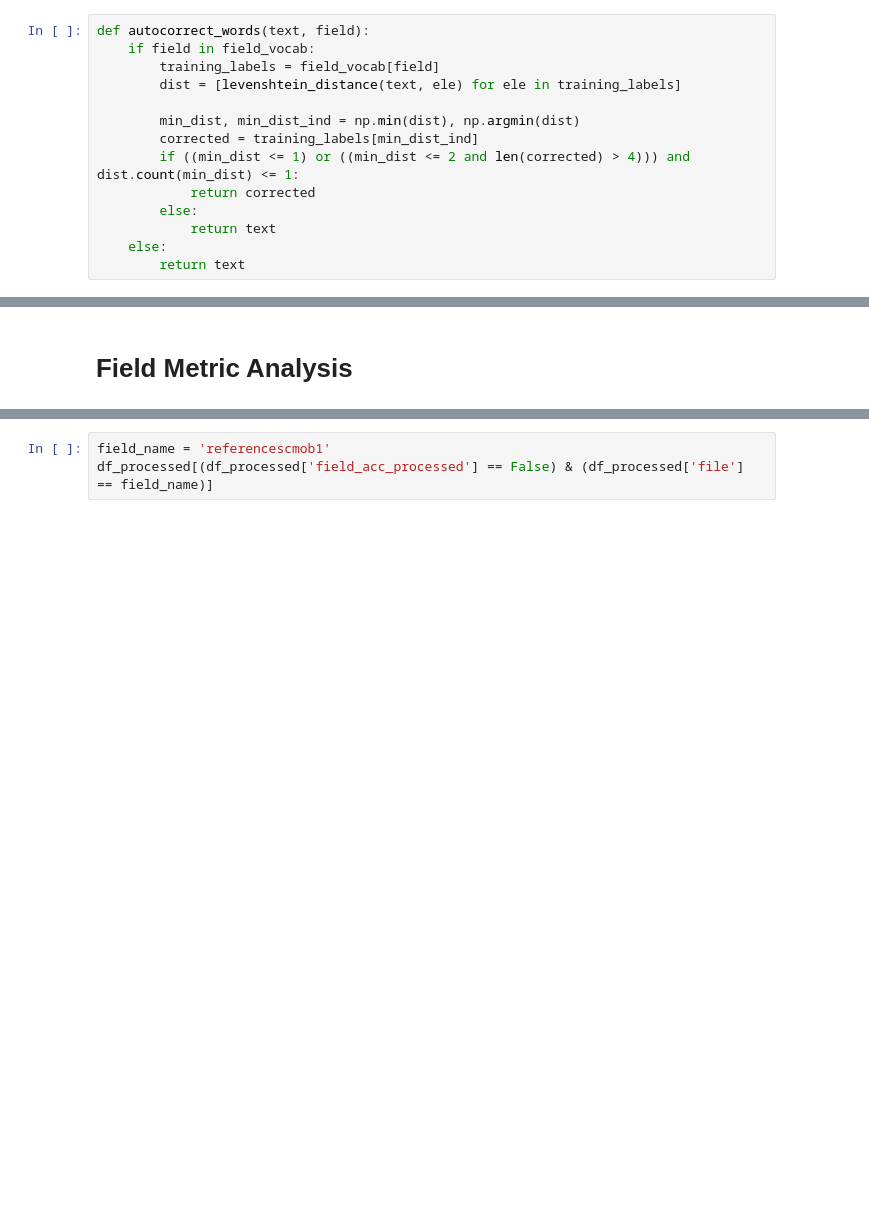
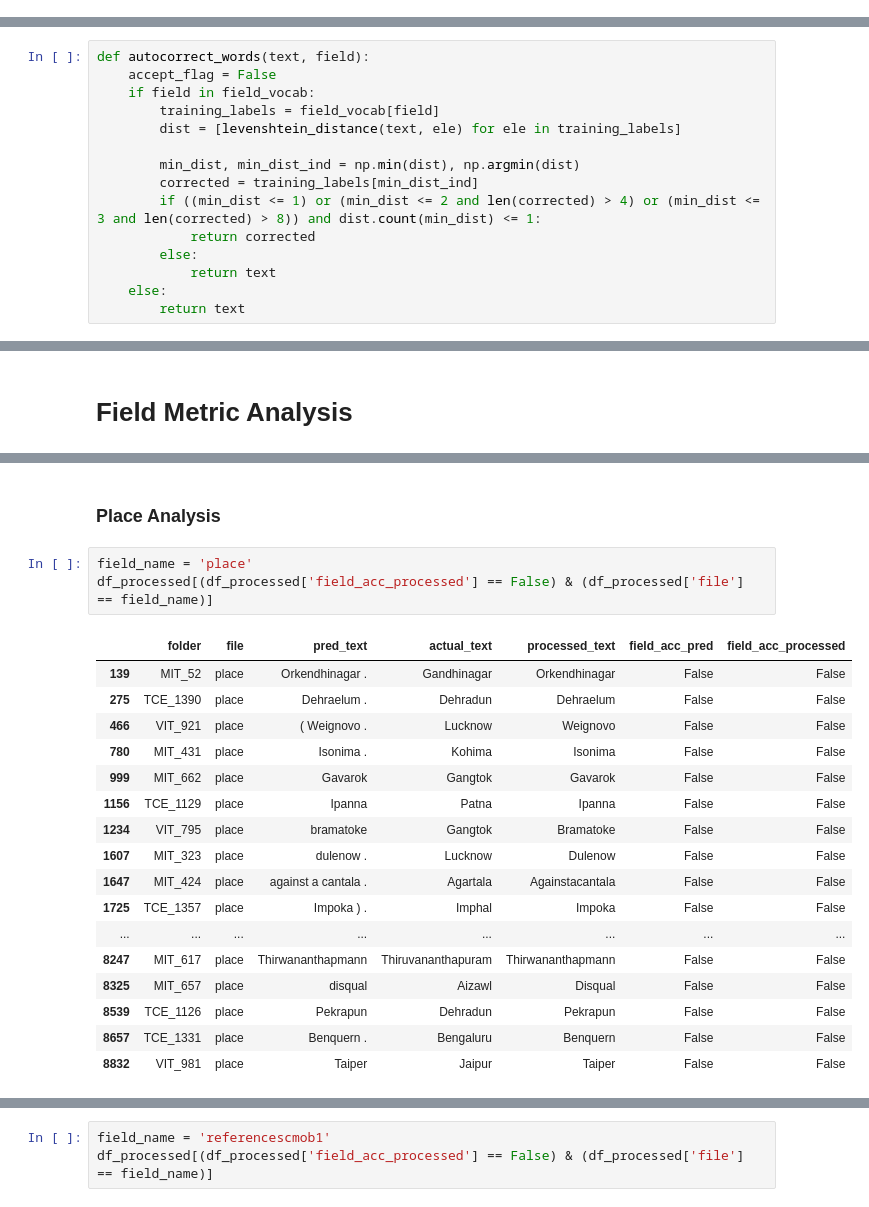
Before and after one commit to sathishkumartheta/tokenwise-dehado-ai, a Jupyter notebook: notebooks/OCR_Metrics.ipynb, the cells around one changed output, grey strips where cells are left out. Cells and saved outputs as stored; diff of their text form; blank space fills up the shorter version.

```diff
--- a/notebooks/OCR_Metrics.ipynb
+++ b/notebooks/OCR_Metrics.ipynb
@@ -254,14 +245,0 @@ with open("field_vocabulary.json", "r") as f:
-# %%
-def autocorrect_words(text, field):
-    if field in field_vocab:
-        training_labels = field_vocab[field]
-        dist = [levenshtein_distance(text, ele) for ele in training_labels]
-
-        min_dist, min_dist_ind = np.min(dist), np.argmin(dist)
-        corrected = training_labels[min_dist_ind]
-        if ((min_dist <= 1) or ((min_dist <= 2 and len(corrected) > 4))) and dist.count(min_dist) <= 1:
-            return corrected
-        else:
-            return text
-    else:
-        return text
@@ -268,3 +249,18 @@ def autocorrect_words(text, field):
+# %%
+def autocorrect_words(text, field):
+    accept_flag = False
+    if field in field_vocab:
+        training_labels = field_vocab[field]
+        dist = [levenshtein_distance(text, ele) for ele in training_labels]
+
+        min_dist, min_dist_ind = np.min(dist), np.argmin(dist)
+        corrected = training_labels[min_dist_ind]
+        if ((min_dist <= 1) or (min_dist <= 2 and len(corrected) > 4) or (min_dist <= 3 and len(corrected) > 8)) and dist.count(min_dist) <= 1:
+            return corrected
+        else:
+            return text
+    else:
+        return text
 # %%
 def process_words2(text):
     words = []
@@ -484,0 +531,23 @@ df_processed[(df_processed['field_acc_processed'] == False) & (df_processed['fil
+# %% [markdown]
+### Place Analysis
+# %%
+field_name = 'place'
+df_processed[(df_processed['field_acc_processed'] == False) & (df_processed['file'] == field_name)]
+# %% [output]
+|  | folder | file | pred_text | actual_text | processed_text | field_acc_pred | field_acc_processed |
+| 139 | MIT_52 | place | Orkendhinagar . | Gandhinagar | Orkendhinagar | False | False |
+| 275 | TCE_1390 | place | Dehraelum . | Dehradun | Dehraelum | False | False |
+| 466 | VIT_921 | place | ( Weignovo . | Lucknow | Weignovo | False | False |
+| 780 | MIT_431 | place | Isonima . | Kohima | Isonima | False | False |
+| 999 | MIT_662 | place | Gavarok | Gangtok | Gavarok | False | False |
+| 1156 | TCE_1129 | place | Ipanna | Patna | Ipanna | False | False |
+| 1234 | VIT_795 | place | bramatoke | Gangtok | Bramatoke | False | False |
+| 1607 | MIT_323 | place | dulenow . | Lucknow | Dulenow | False | False |
+| 1647 | MIT_424 | place | against a cantala . | Agartala | Againstacantala | False | False |
+| 1725 | TCE_1357 | place | Impoka ) . | Imphal | Impoka | False | False |
+| ... | ... | ... | ... | ... | ... | ... | ... |
+| 8247 | MIT_617 | place | Thirwananthapmann | Thiruvananthapuram | Thirwananthapmann | False | False |
+| 8325 | MIT_657 | place | disqual | Aizawl | Disqual | False | False |
+| 8539 | TCE_1126 | place | Pekrapun | Dehradun | Pekrapun | False | False |
+| 8657 | TCE_1331 | place | Benquern . | Bengaluru | Benquern | False | False |
+| 8832 | VIT_981 | place | Taiper | Jaipur | Taiper | False | False |
```
Also changed, not shown: parts of 94 cells of this notebook.
